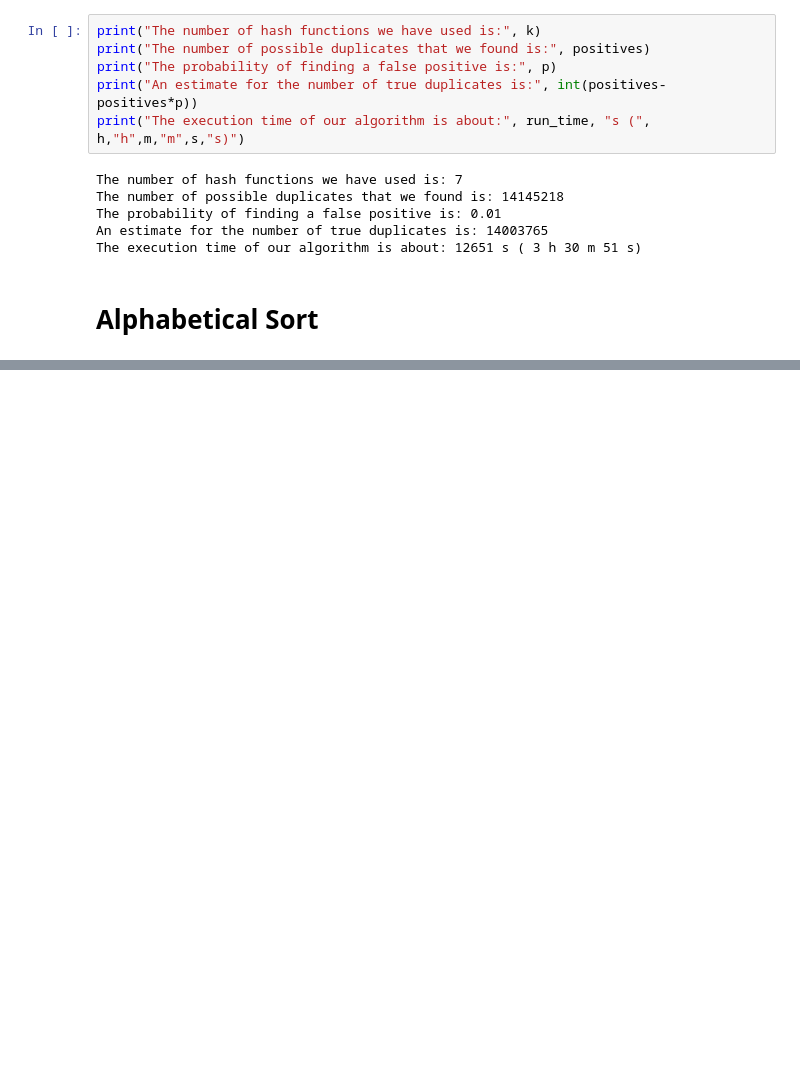
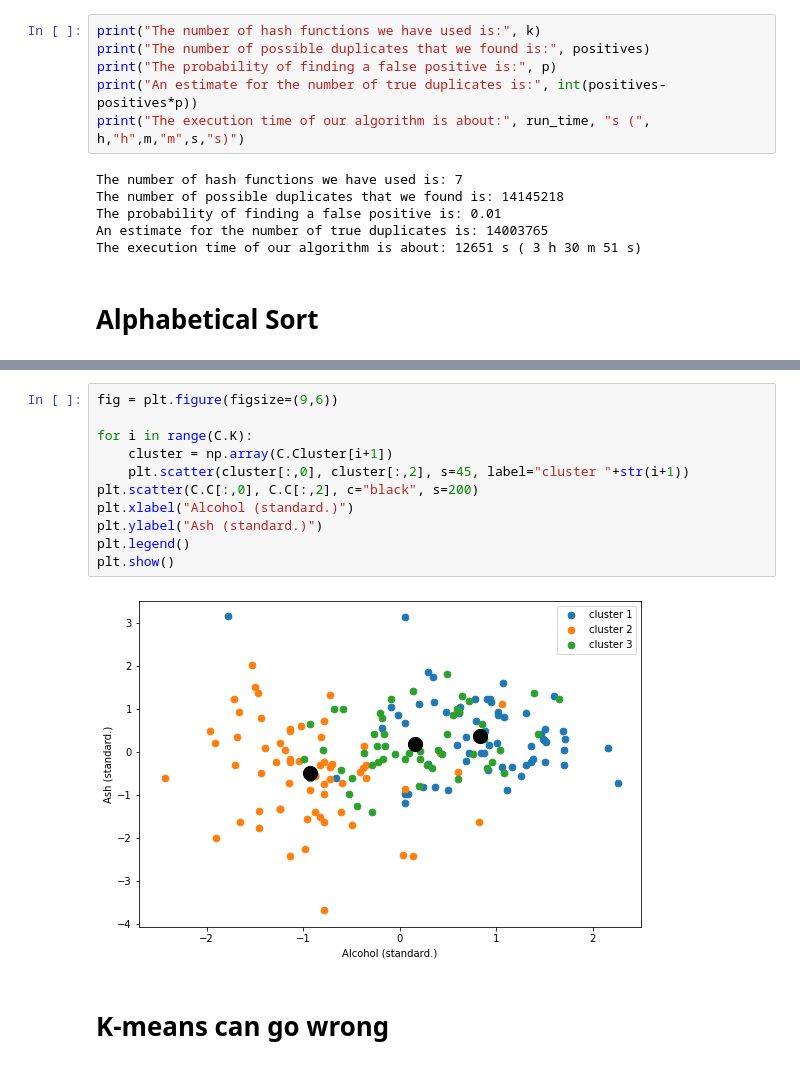
Before and after one commit to michelemeo/ADM-HW4, a Jupyter notebook: main.ipynb, the cells around one changed output, grey strips where cells are left out. Cells and saved outputs as stored; diff of their text form; blank space fills up the shorter version.

Commit message:
Main (final hashing task + k-means algo)

```diff
--- a/main.ipynb
+++ b/main.ipynb
@@ -159,0 +270,15 @@ The execution time of our algorithm is about: 12651 s ( 3 h 30 m 51 s)
+# %%
+fig = plt.figure(figsize=(9,6))
+
+for i in range(C.K):
+    cluster = np.array(C.Cluster[i+1])
+    plt.scatter(cluster[:,0], cluster[:,2], s=45, label="cluster "+str(i+1))
+plt.scatter(C.C[:,0], C.C[:,2], c="black", s=200)
+plt.xlabel("Alcohol (standard.)")
+plt.ylabel("Ash (standard.)")
+plt.legend()
+plt.show()
+# %% [output]
+[figure, added]
+# %% [markdown]
+# K-means can go wrong
```
Also changed, not shown: parts of 30 cells of this notebook.
